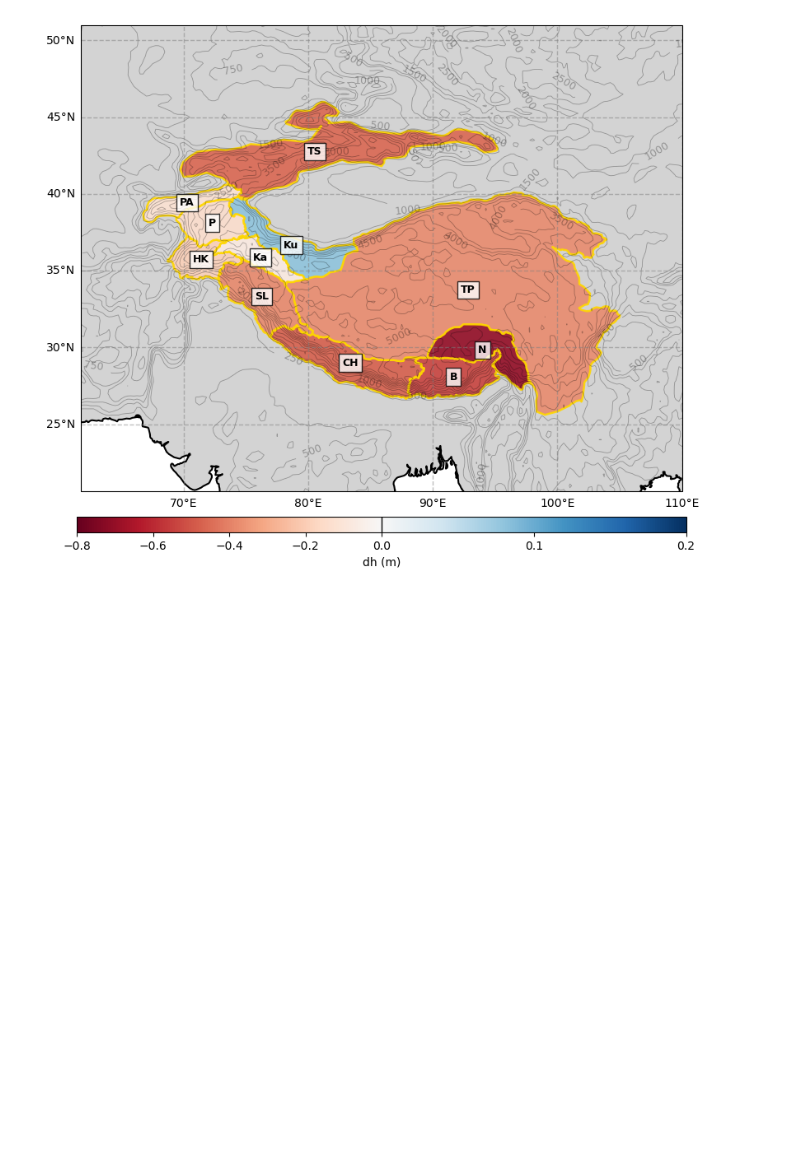
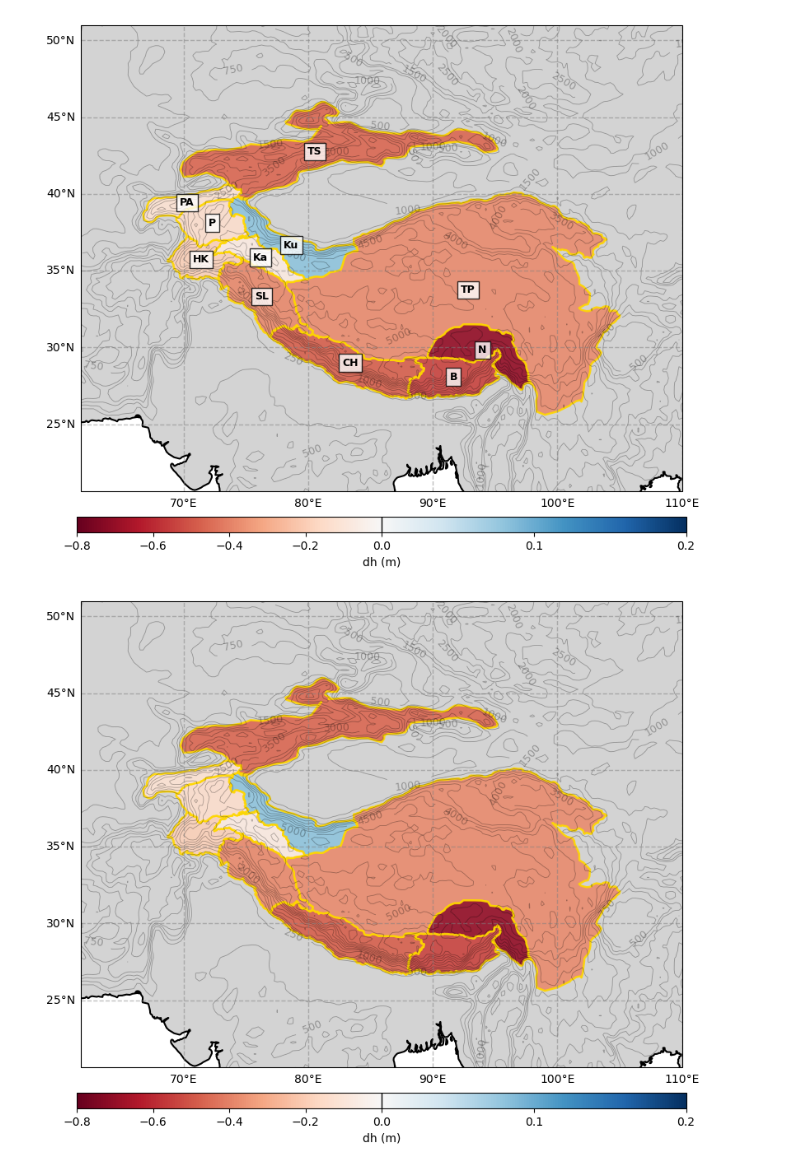
Before and after one commit to jeremy-brice/StageM2_IVT, a Jupyter notebook: papier/Fig_final.ipynb, the cells around one changed output. Saved outputs shown, nothing was run; the diff lists cells and outputs as text; code cells hidden in the pictures; blank space fills up the shorter version.

```diff
--- a/papier/Fig_final.ipynb
+++ b/papier/Fig_final.ipynb
@@ -152,3 +152,101 @@ cbar.ax.axvline(0, color='black', linewidth=1) # forcer une meilleure perception
 plt.show()
 # %% [output]
 [figure]
+# %%
+# Figure
+fig, ax = plt.subplots(
+    figsize=(12, 8),
+    subplot_kw={'projection': ccrs.PlateCarree()}
+)
+
+# Normalisation centrée sur 0
+norm = mcolors.TwoSlopeNorm(
+    vmin=-0.8,
+    vcenter=0,
+    vmax=0.2
+)
+
+# Plot des régions avec shading selon dhdt
+shp.plot(
+    column="dhdt",
+    cmap="RdBu",   # bleu = perte, rouge = gain
+    norm=norm,
+    ax=ax,
+    edgecolor="gold",
+    linewidth=1.8,
+    alpha=0.9,
+    legend=False,
+)
+
+# Borders
+ax.coastlines(linewidth=1.5)
+#ax.add_feature(cfeature.BORDERS, linewidth=1)
+ax.add_feature(cfeature.LAND, facecolor="lightgrey")
+
+# Courbes de niveau
+elev = xr.open_dataset(
+    '/bettik/PROJECTS/pr-regional-climate/bricej/gmted/gmted_on_era5_MA.nc'
+)['elevation']
+
+SH = ax.contour(
+    elev.longitude,
+    elev.latitude,
+    elev,
+    levels=[250,500,750,1000,1500,2000,2500,3000,
+            3500,4000,4500,5000,5500,6000,6500,7000],
+    colors="black",
+    linewidths=0.6,
+    alpha=0.3,
+    transform=ccrs.PlateCarree()
+)
+
+ax.clabel(SH, inline=True, fontsize=9, fmt="%d")
+
+
+# Extent
+bounds = shp.total_bounds
+
+ax.set_extent(
+    [bounds[0]-5, bounds[2]+5,
+     bounds[1]-5, bounds[3]+5],
+    crs=ccrs.PlateCarree()
+)
+
+# Grille
+gl = ax.gridlines(
+    draw_labels=True,
+    linewidth=1,
+    color='gray',
+    alpha=0.5,
+    linestyle='--'
+)
+
+gl.top_labels = False
+gl.right_labels = False
+
+# colorbar
+sm = mpl.cm.ScalarMappable(
+    cmap="RdBu",
+    norm=mcolors.TwoSlopeNorm(
+        vmin=-0.8,
+        vcenter=0,
+        vmax=0.2
+    )
+)
+sm._A = []
+cbar = plt.colorbar(
+    sm,
+    ax=ax,
+    orientation='horizontal',
+    shrink=0.9,      # taille globale (largeur)
+    pad=0.05,        # distance à la figure (↓ plus petit = plus proche)
+    fraction=0.03,   # épaisseur de la colorbar (↓ plus fin)
+    aspect=40        # longueur vs épaisseur (↑ = plus long et fin)
+)
+cbar.set_label("dh (m)")
+cbar.set_ticks([-0.8, -0.6, -0.4, -0.2, 0, 0.1, 0.2])
+cbar.ax.axvline(0, color='black', linewidth=1) # forcer une meilleure perception de 0
+
+plt.show()
+# %% [output]
+[figure, added]
```
Also changed, not shown: 4 other files.
